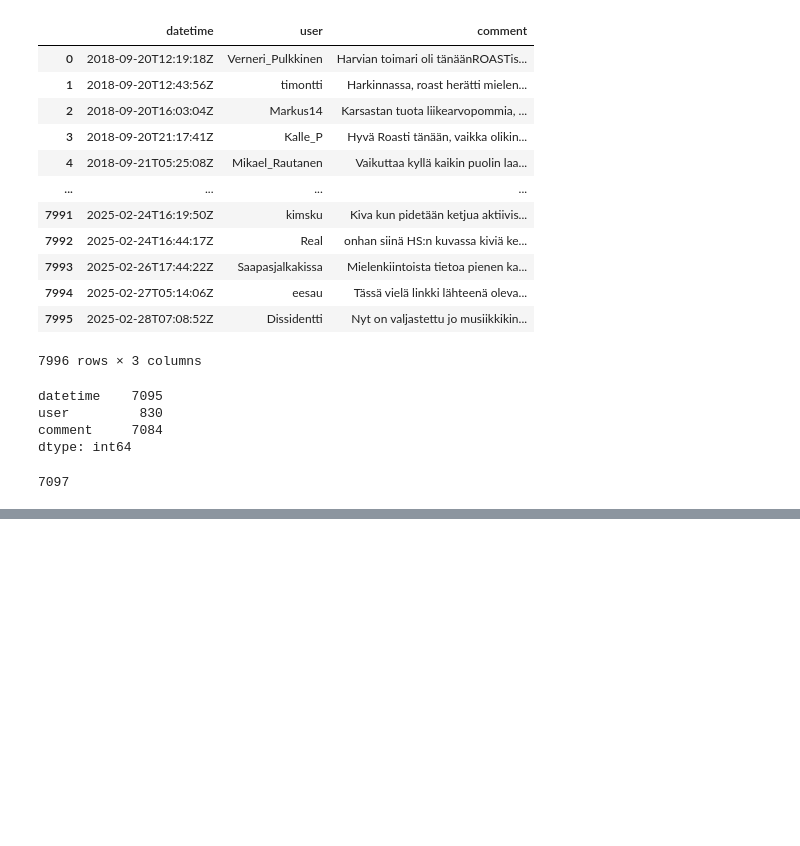
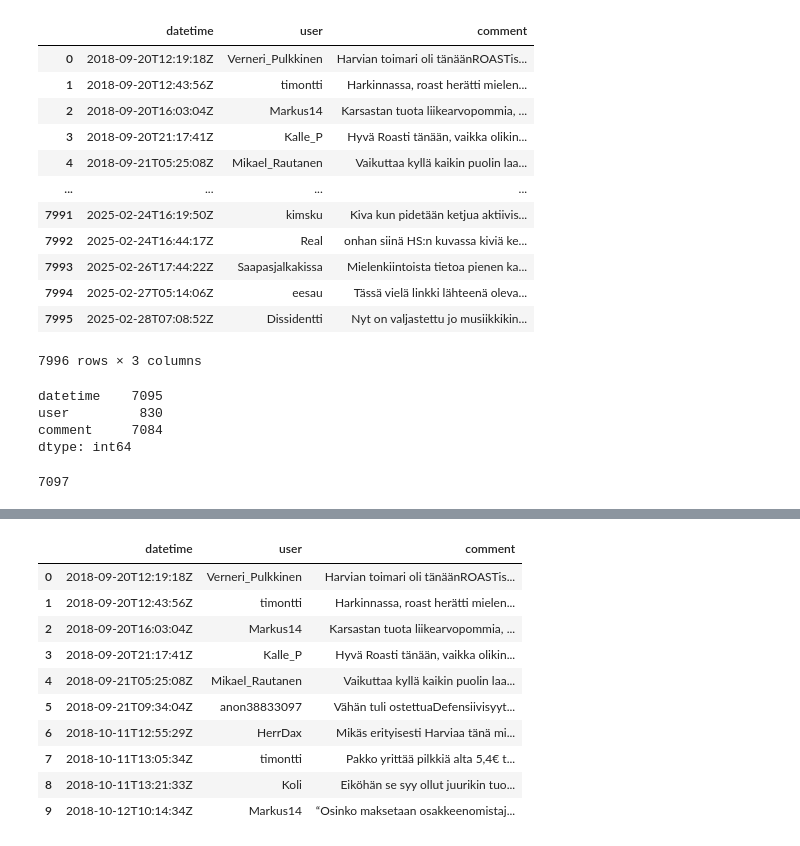
Before and after one commit to Hujisson/stock_sentiment_analysis, a Jupyter notebook: comment_data_scraping.ipynb, the cells around one changed output, grey strips where cells are left out. Cells and saved outputs as stored; diff of their text form; code cells hidden in the pictures; blank space fills up the shorter version.

```diff
--- a/comment_data_scraping.ipynb
+++ b/comment_data_scraping.ipynb
@@ -109,0 +133,17 @@ df_comments_unique.to_csv("comments.csv", index=False)
+# %%
+# Luodaan käännökselle testisetti
+
+df_10 = df.head(10)
+df_10
+# %% [output]
+|  | datetime | user | comment |
+| 0 | 2018-09-20T12:19:18Z | Verneri_Pulkkinen | Harvian toimari oli tänäänROASTis... |
+| 1 | 2018-09-20T12:43:56Z | timontti | Harkinnassa, roast herätti mielen... |
+| 2 | 2018-09-20T16:03:04Z | Markus14 | Karsastan tuota liikearvopommia, ... |
+| 3 | 2018-09-20T21:17:41Z | Kalle_P | Hyvä Roasti tänään, vaikka olikin... |
+| 4 | 2018-09-21T05:25:08Z | Mikael_Rautanen | Vaikuttaa kyllä kaikin puolin laa... |
+| 5 | 2018-09-21T09:34:04Z | anon38833097 | Vähän tuli ostettuaDefensiivisyyt... |
+| 6 | 2018-10-11T12:55:29Z | HerrDax | Mikäs erityisesti Harviaa tänä mi... |
+| 7 | 2018-10-11T13:05:34Z | timontti | Pakko yrittää pilkkiä alta 5,4€ t... |
+| 8 | 2018-10-11T13:21:33Z | Koli | Eiköhän se syy ollut juurikin tuo... |
+| 9 | 2018-10-12T10:14:34Z | Markus14 | “Osinko maksetaan osakkeenomistaj... |
```
Also changed, not shown: parts of 9 cells of this notebook.
